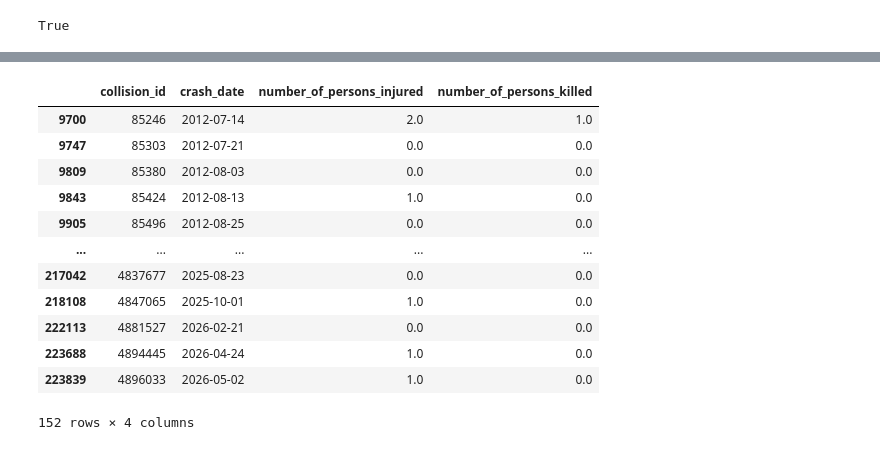
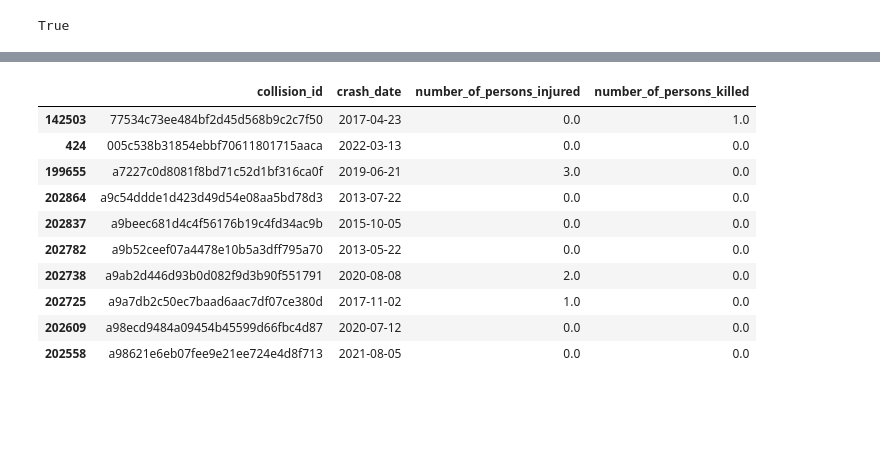
Before and after one commit to TonyMapeke/nyc-collision-clustering, a Jupyter notebook: notebooks/04_severity_weighting.ipynb, the cells around one changed output, grey strips where cells are left out. Drawn from its saved outputs; the diff is of its cells as text; code cells hidden in the pictures; blank space fills up the shorter version.

```diff
--- a/notebooks/04_severity_weighting.ipynb
+++ b/notebooks/04_severity_weighting.ipynb
@@ -90,19 +90,19 @@ cluster_summary.sort_values('danger_score', ascending=False).head(10)
 # %%
-bronx_matched[bronx_matched['cluster'] == 1153][['collision_id','crash_date','number_of_persons_injured','number_of_persons_killed']]
+# spot check the crashes in the most dangerous hotspot
+top_cluster = cluster_summary.sort_values('danger_score', ascending=False)['cluster'].iloc[0]
+bronx_matched[bronx_matched['cluster'] == top_cluster][['collision_id', 'crash_date', 'number_of_persons_injured', 'number_of_persons_killed']].sort_values('number_of_persons_killed', ascending=False).head(10)
 # %% [output]
 |  | collision_id | crash_date | number_of_persons_injured | number_of_persons_killed |
-| 9700 | 85246 | 2012-07-14 | 2.0 | 1.0 |
-| 9747 | 85303 | 2012-07-21 | 0.0 | 0.0 |
-| 9809 | 85380 | 2012-08-03 | 0.0 | 0.0 |
-| 9843 | 85424 | 2012-08-13 | 1.0 | 0.0 |
-| 9905 | 85496 | 2012-08-25 | 0.0 | 0.0 |
-| ... | ... | ... | ... | ... |
-| 217042 | 4837677 | 2025-08-23 | 0.0 | 0.0 |
-| 218108 | 4847065 | 2025-10-01 | 1.0 | 0.0 |
-| 222113 | 4881527 | 2026-02-21 | 0.0 | 0.0 |
-| 223688 | 4894445 | 2026-04-24 | 1.0 | 0.0 |
-| 223839 | 4896033 | 2026-05-02 | 1.0 | 0.0 |
+| 142503 | 77534c73ee484bf2d45d568b9c2c7f50 | 2017-04-23 | 0.0 | 1.0 |
+| 424 | 005c538b31854ebbf70611801715aaca | 2022-03-13 | 0.0 | 0.0 |
+| 199655 | a7227c0d8081f8bd71c52d1bf316ca0f | 2019-06-21 | 3.0 | 0.0 |
+| 202864 | a9c54ddde1d423d49d54e08aa5bd78d3 | 2013-07-22 | 0.0 | 0.0 |
+| 202837 | a9beec681d4c4f56176b19c4fd34ac9b | 2015-10-05 | 0.0 | 0.0 |
+| 202782 | a9b52ceef07a4478e10b5a3dff795a70 | 2013-05-22 | 0.0 | 0.0 |
+| 202738 | a9ab2d446d93b0d082f9d3b90f551791 | 2020-08-08 | 2.0 | 0.0 |
+| 202725 | a9a7db2c50ec7baad6aac7df07ce380d | 2017-11-02 | 1.0 | 0.0 |
+| 202609 | a98ecd9484a09454b45599d66fbc4d87 | 2020-07-12 | 0.0 | 0.0 |
+| 202558 | a98621e6eb07fee9e21ee724e4d8f713 | 2021-08-05 | 0.0 | 0.0 |
-152 rows × 4 columns
 # %%
 # NYPD sometimes typed a full address into the street fields ("1961 MAPES AVENUE")
 # strip leading house numbers so addresses count as their street, but keep
```
Also changed, not shown: parts of 12 cells of this notebook.
